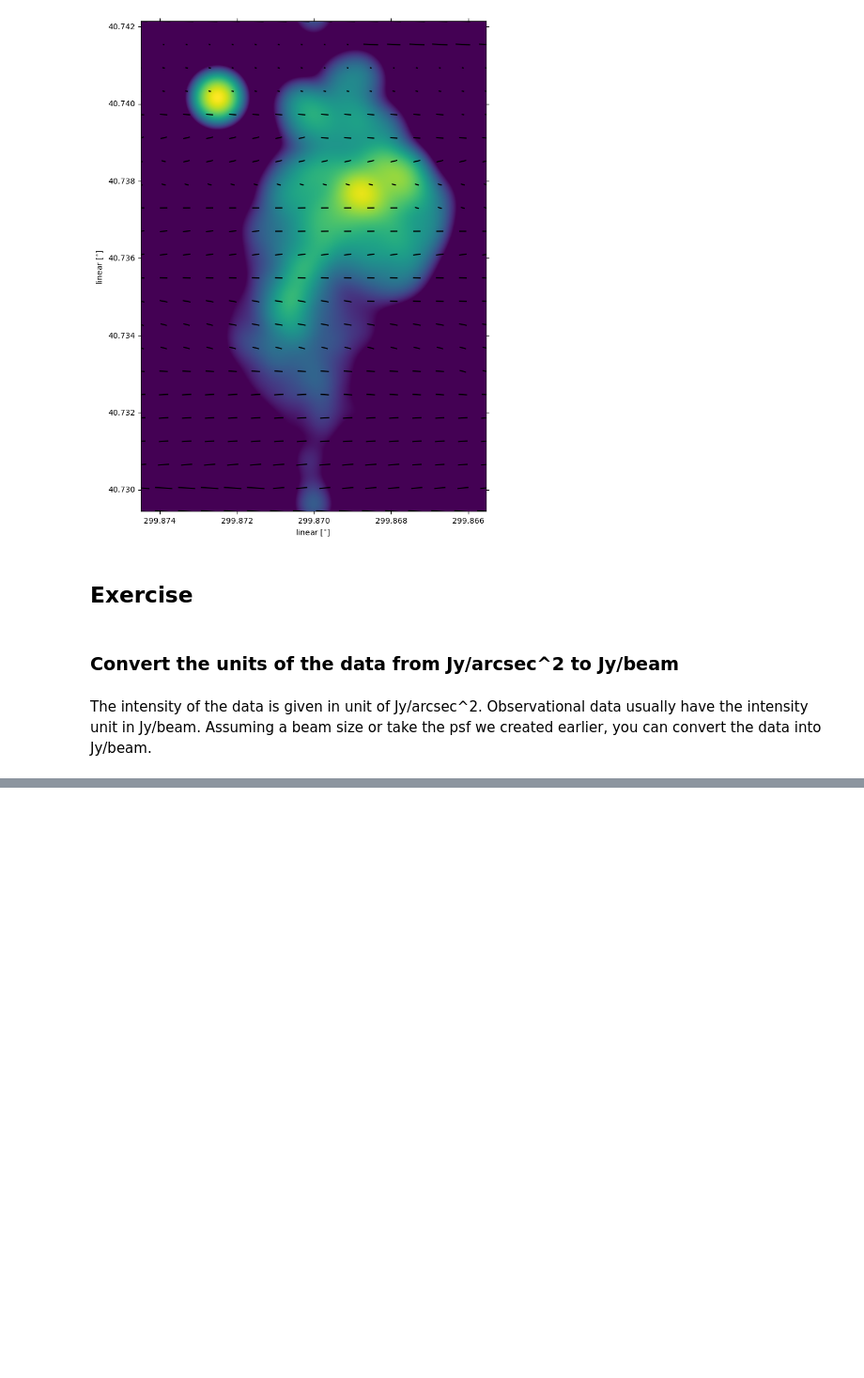
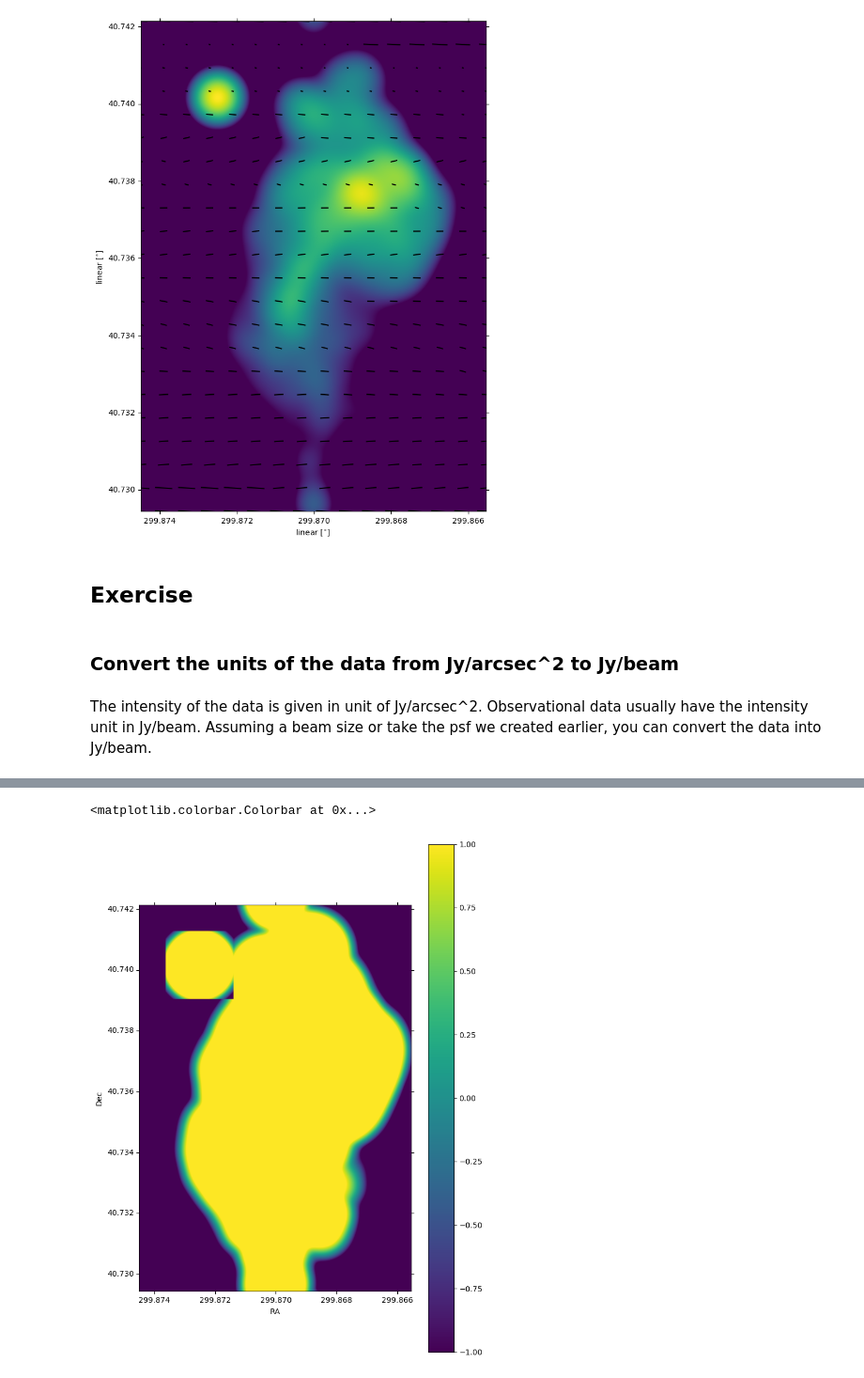
Before and after one commit to Alexander-Leesman/astropy_tutorials, a Jupyter notebook: synthetic-images.ipynb, the cells around one changed output, grey strips where cells are left out. Shown at 94% size. Saved outputs shown, nothing was run; the diff lists cells and outputs as text; code cells hidden in the pictures; blank space fills up the shorter version.

```diff
--- a/synthetic-images.ipynb
+++ b/synthetic-images.ipynb
@@ -366,0 +424,13 @@ The intensity of the data is given in unit of Jy/arcsec^2. Observational data us
+# %%
+wcs = WCS(hdu.header)
+fig = plt.figure(figsize=(8, 12))
+i_plot = fig.add_subplot(111, projection=wcs)
+plt.imshow(
+    np.log10(convolved_image*arcsecsquaredperbeam.value + 1e-3), vmin=-1, vmax=1.0, origin="lower"
+)  # , cmap=plt.cm.viridis)
+plt.xlabel("RA")
+plt.ylabel("Dec")
+plt.colorbar()
+# %% [output]
+<matplotlib.colorbar.Colorbar at 0x...>
+[figure, added]
```
Also changed, not shown: parts of 8 cells of this notebook, 1 other file.
